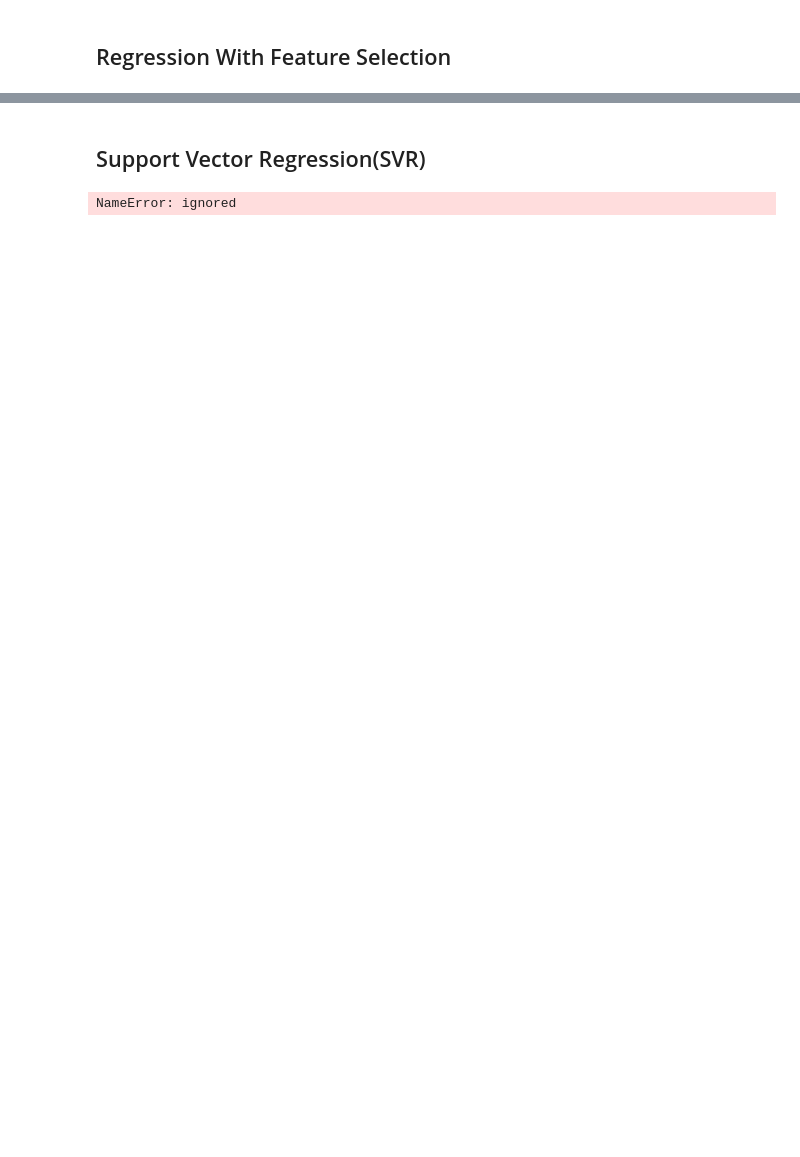
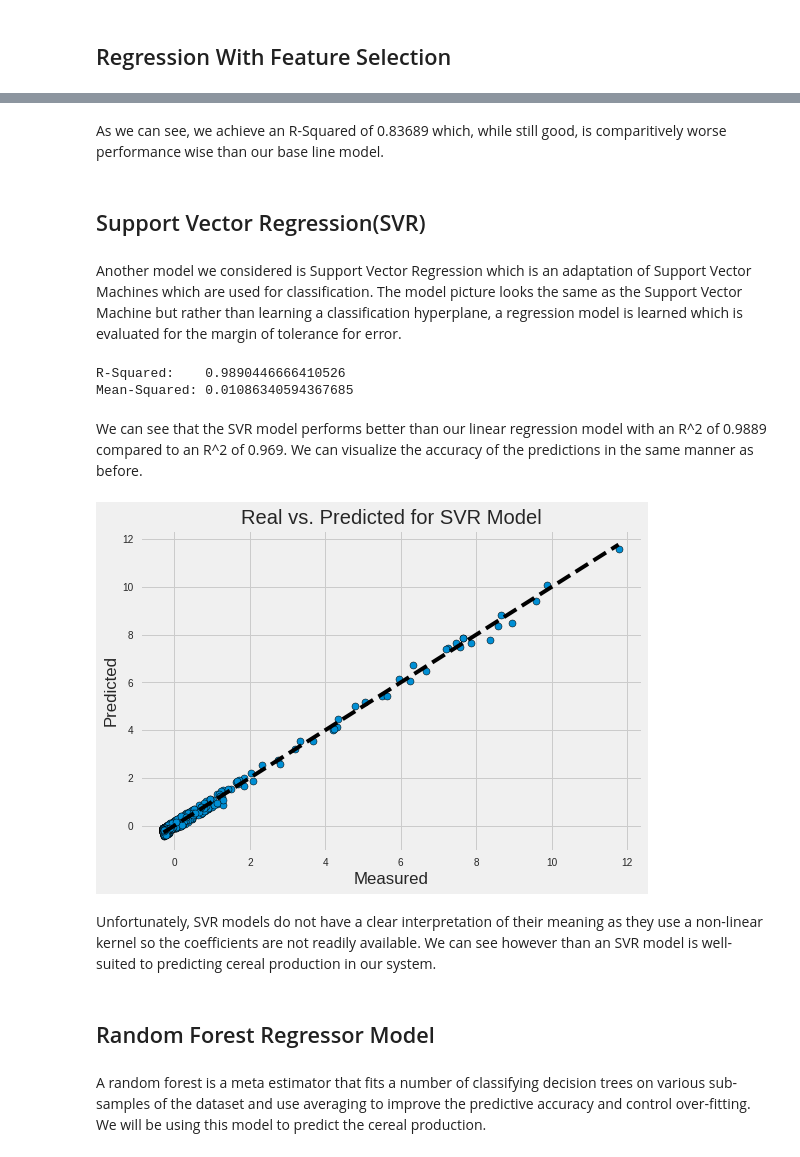
Before and after one commit to chanthony/IndiaAgriculture, a Jupyter notebook: Agriculture.ipynb, the cells around one changed output, grey strips where cells are left out. Cells and saved outputs as stored; diff of their text form; code cells hidden in the pictures; blank space fills up the shorter version.

```diff
--- a/Agriculture.ipynb
+++ b/Agriculture.ipynb
@@ -515,23 +542,43 @@ plt.show()
+# %% [markdown]
+As we can see, we achieve an R-Squared of 0.83689 which, while still good, is comparitively worse performance wise than our base line model.
 # %% [markdown]
 ## Support Vector Regression(SVR)
+# %% [markdown]
+Another model we considered is Support Vector Regression which is an adaptation of Support Vector Machines which are used for classification. The model picture looks the same as the Support Vector Machine but rather than learning a classification hyperplane, a regression model is learned which is evaluated for the margin of tolerance for error.
 # %%
 score = []
 mse = []
 
+#Store best predictions for display
+best_pred = []
+best_score = 0
+
+#Iterate 1000 times to avoid random fluctuations
 for x in range(1000):
+  #Split into train/validation
   train, test = train_test_split(df, test_size = 0.2)
 
+  #Extract features and outputs
   train_y = train['cereal production']
   train_x = train.drop( 'cereal production', axis = 1)
 
   test_y = train['cereal production']
   test_x = train.drop( 'cereal production', axis = 1)
 
+  #Initialize and Train the model
   regr = SVR(C = 10, epsilon = 0.2, degree = 6)
 
   regr.fit(train_x, train_y)
 
+  #Make the predictions
   pred = regr.predict(test_x)
+
+  #Update best predictions if necessary
+  if(regr.score(test_x,test_y) > best_score):
+    best_pred = pred
+    best_real = test_y
+
+  #Aggregate the diagnostic data
   score.append(regr.score(test_x,test_y))
   mse.append(metrics.mean_squared_error(test_y, pred))
 
@@ -539,4 +586,23 @@ for x in range(1000):
 print("R-Squared:    {0} \n"
       "Mean-Squared: {1}".format(np.mean(score),np.mean(mse)))
 # %% [output]
-NameError: ignored
+R-Squared:    0.9890446666410526
+Mean-Squared: 0.01086340594367685
+# %% [markdown]
+We can see that the SVR model performs better than our linear regression model with an R^2 of 0.9889 compared to an R^2 of 0.969. We can visualize the accuracy of the predictions in the same manner as before.
+# %%
+fig, ax = plt.subplots()
+ax.scatter(best_real, best_pred, edgecolors=(0, 0, 0))
+ax.plot([best_real.min(), best_real.max()], [best_real.min(), best_real.max()], 'k--', lw=4)
+ax.set_xlabel('Measured')
+ax.set_ylabel('Predicted')
+ax.set_title('Real vs. Predicted for SVR Model')
+plt.show()
+# %% [output]
+[figure, added]
+# %% [markdown]
+Unfortunately, SVR models do not have a clear interpretation of their meaning as they use a non-linear kernel so the coefficients are not readily available. We can see however than an SVR model is well-suited to predicting cereal production in our system.
+# %% [markdown]
+## Random Forest Regressor Model
+# %% [markdown]
+A random forest is a meta estimator that fits a number of classifying decision trees on various sub-samples of the dataset and use averaging to improve the predictive accuracy and control over-fitting. We will be using this model to predict the cereal production.
```
Also changed, not shown: parts of 65 cells of this notebook.
